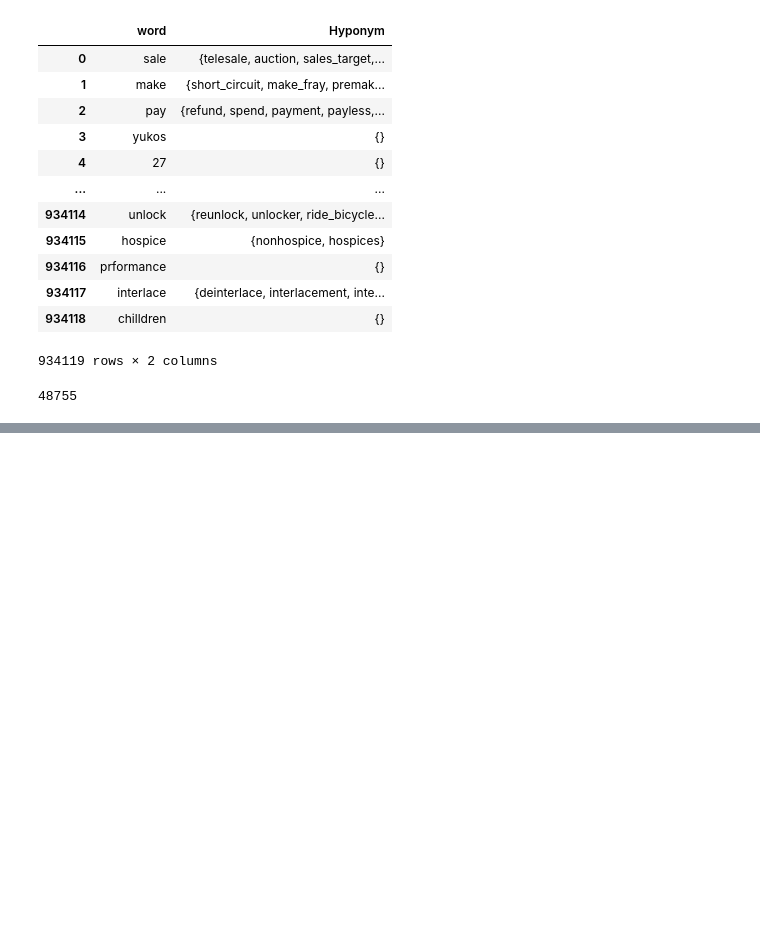
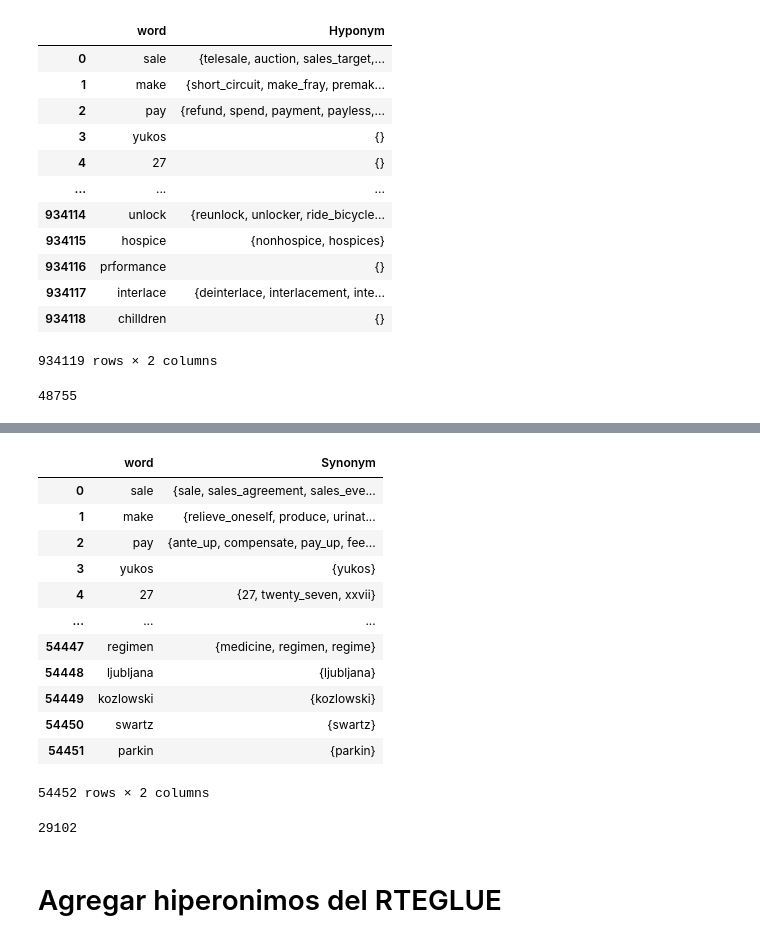
Before and after one commit to david-T-M/RIT_abril, a Jupyter notebook: diccionarios.ipynb, the cells around one changed output, grey strips where cells are left out. Cells and saved outputs as stored; diff of their text form; code cells hidden in the pictures; blank space fills up the shorter version.

```diff
--- a/diccionarios.ipynb
+++ b/diccionarios.ipynb
@@ -627,0 +670,34 @@ df.to_pickle("salida/nuevo3/Hyponyms.pickle")
+# %%
+for i in range(1):
+    if i==0:
+        df_syn = pd.read_pickle('salida/nuevo3/RTEGLUE/TRAIN_'+str(i+1)+'.csv_Synonym.pickle')
+    else:
+        try:
+            temp = pd.read_pickle('salida/nuevo3/RTEGLUE/TRAIN_'+str(i+1)+'.csv_Synonym.pickle')
+            df_syn=pd.concat([df_syn,temp])
+        except:
+            pass
+# %%
+for i in range(1):
+    try:
+        temp = pd.read_pickle('salida/nuevo3/RTEGLUE/DEV_'+str(i+1)+'.csv_Synonym.pickle')
+        df_syn=pd.concat([df_syn,temp])
+    except:
+        pass
+# %%
+df_syn = df_syn.reset_index(drop=True)
+df_syn
+# %% [output]
+|  | word | Synonym |
+| 0 | sale | {sale, sales_agreement, sales_eve... |
+| 1 | make | {relieve_oneself, produce, urinat... |
+| 2 | pay | {ante_up, compensate, pay_up, fee... |
+| 3 | yukos | {yukos} |
+| 4 | 27 | {27, twenty_seven, xxvii} |
+| ... | ... | ... |
+| 54447 | regimen | {medicine, regimen, regime} |
+| 54448 | ljubljana | {ljubljana} |
+| 54449 | kozlowski | {kozlowski} |
+| 54450 | swartz | {swartz} |
+| 54451 | parkin | {parkin} |
+54452 rows × 2 columns
@@ -627,0 +707,4 @@ df.to_pickle("salida/nuevo3/Hyponyms.pickle")
+# %%
+len(dict_syns)
+# %% [output]
+29102
@@ -627,0 +715,2 @@ df.to_pickle("salida/nuevo3/Hyponyms.pickle")
+# %% [markdown]
+# Agregar hiperonimos del RTEGLUE
```
Also changed, not shown: parts of 38 cells of this notebook, 17 other files.
